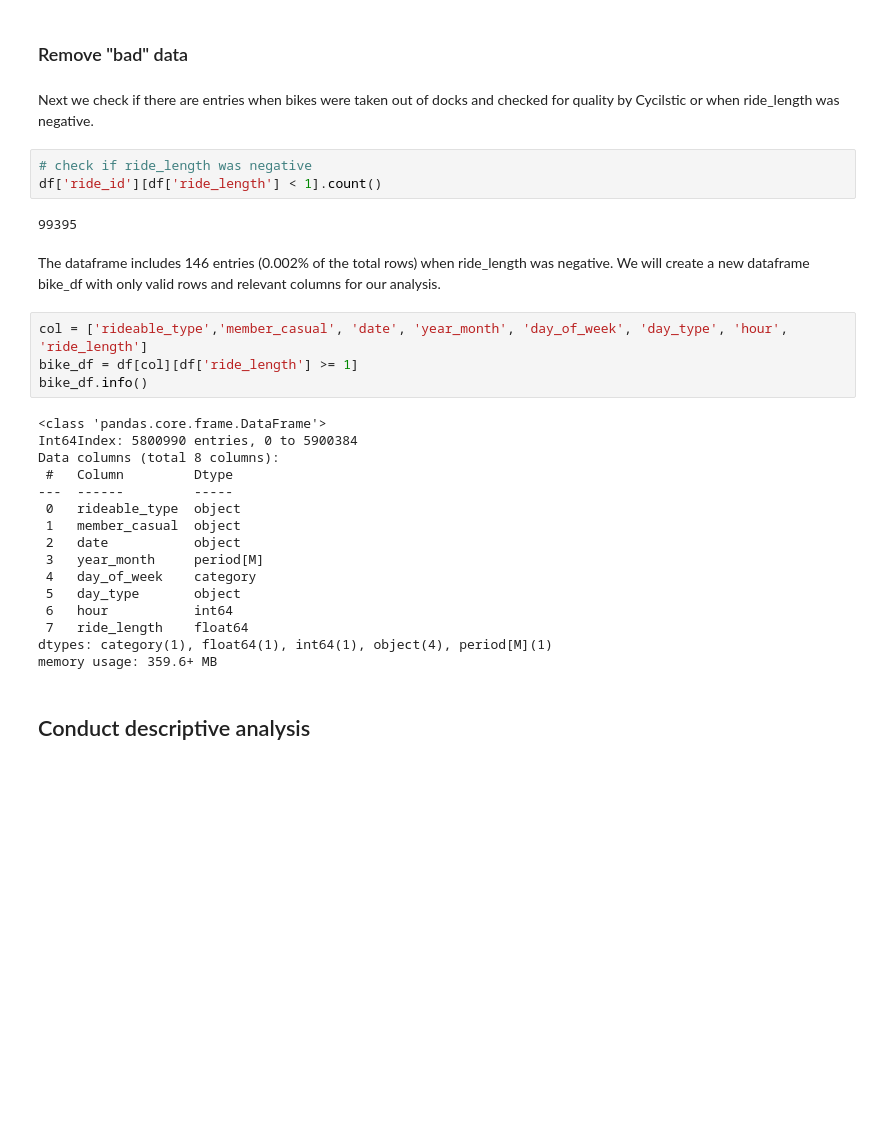
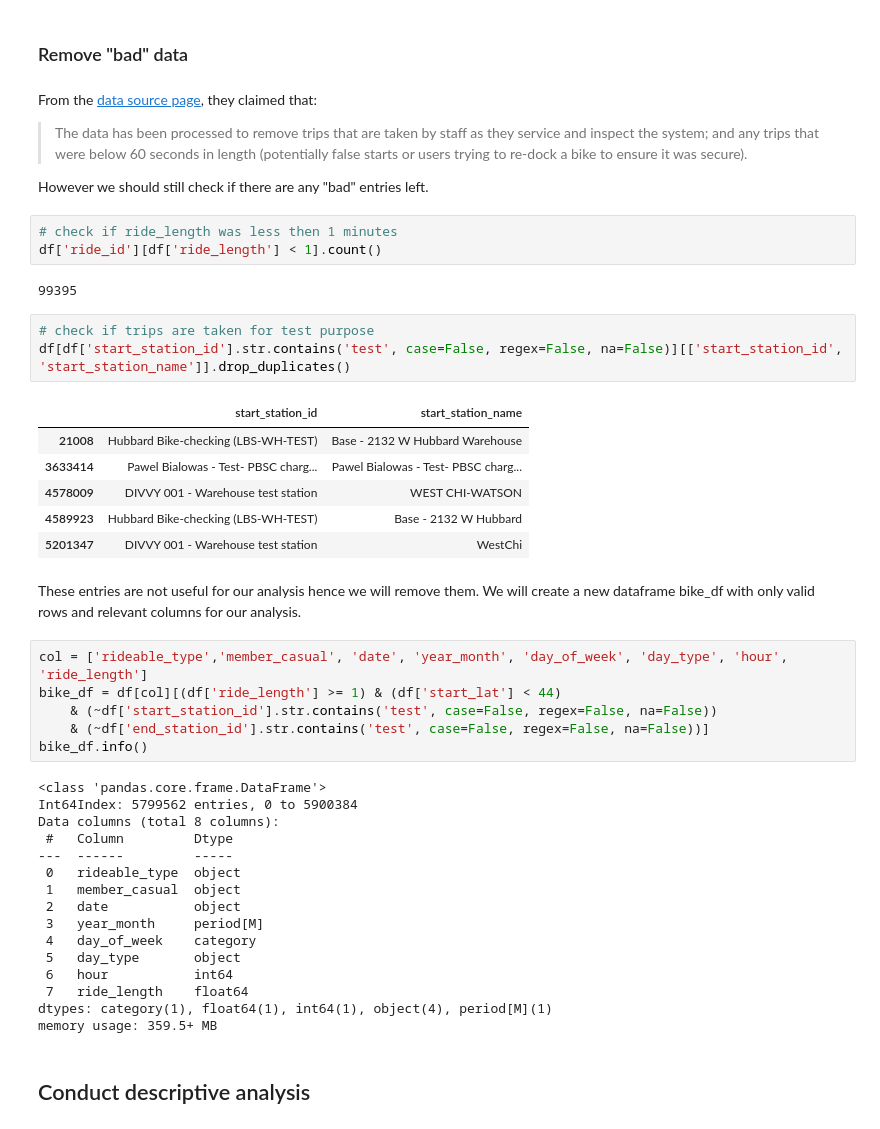
Before and after one commit to maanh96/gg-cyclistic-case-study, a Jupyter notebook: Case Study 1/cyclistic_bikeshare_analysis.ipynb, the cells around one changed output. Cells and saved outputs as stored; diff of their text form; blank space fills up the shorter version.

```diff
--- a/Case Study 1/cyclistic_bikeshare_analysis.ipynb
+++ b/Case Study 1/cyclistic_bikeshare_analysis.ipynb
@@ -153,22 +153,38 @@ df['ride_length'].head()
 Name: ride_length, dtype: float64
 # %% [markdown]
 ### Remove "bad" data
-# %% [markdown]
-Next we check if there are entries when bikes were taken out of docks and checked for quality by Cycilstic or when ride_length was negative.
+# %% [markdown]
+From the [data source page](https://ride.divvybikes.com/system-data), they claimed that:
+
+> The data has been processed to remove trips that are taken by staff as they service and inspect the system; and any trips that were below 60 seconds in length (potentially false starts or users trying to re-dock a bike to ensure it was secure).
+
+ However we should still check if there are any "bad" entries left.
 # %%
-# check if ride_length was negative
+# check if ride_length was less then 1 minutes
 df['ride_id'][df['ride_length'] < 1].count()
 # %% [output]
 99395
+# %%
+# check if trips are taken for test purpose
+df[df['start_station_id'].str.contains('test', case=False, regex=False, na=False)][['start_station_id', 'start_station_name']].drop_duplicates()
+# %% [output]
+|  | start_station_id | start_station_name |
+| 21008 | Hubbard Bike-checking (LBS-WH-TEST) | Base - 2132 W Hubbard Warehouse |
+| 3633414 | Pawel Bialowas - Test- PBSC charg... | Pawel Bialowas - Test- PBSC charg... |
+| 4578009 | DIVVY 001 - Warehouse test station | WEST CHI-WATSON |
+| 4589923 | Hubbard Bike-checking (LBS-WH-TEST) | Base - 2132 W Hubbard |
+| 5201347 | DIVVY 001 - Warehouse test station | WestChi |
 # %% [markdown]
-The dataframe includes 146 entries (0.002% of the total rows) when ride_length was negative. We will create a new dataframe bike_df with only valid rows and relevant columns for our analysis.
+These entries are not useful for our analysis hence we will remove them. We will create a new dataframe bike_df with only valid rows and relevant columns for our analysis.
 # %%
 col = ['rideable_type','member_casual', 'date', 'year_month', 'day_of_week', 'day_type', 'hour', 'ride_length']
-bike_df = df[col][df['ride_length'] >= 1]
+bike_df = df[col][(df['ride_length'] >= 1) & (df['start_lat'] < 44)
+    & (~df['start_station_id'].str.contains('test', case=False, regex=False, na=False))
+    & (~df['end_station_id'].str.contains('test', case=False, regex=False, na=False))]
 bike_df.info()
 # %% [output]
 <class 'pandas.core.frame.DataFrame'>
-Int64Index: 5800990 entries, 0 to 5900384
+Int64Index: 5799562 entries, 0 to 5900384
 Data columns (total 8 columns):
  #   Column         Dtype
 ---  ------         -----
@@ -181,7 +197,7 @@ Data columns (total 8 columns):
  6   hour           int64
  7   ride_length    float64
 dtypes: category(1), float64(1), int64(1), object(4), period[M](1)
-memory usage: 359.6+ MB
+memory usage: 359.5+ MB
 # %% [markdown]
 ## Conduct descriptive analysis
 # %% [markdown]
```
Also changed, not shown: parts of 19 cells of this notebook, 4 other files.
